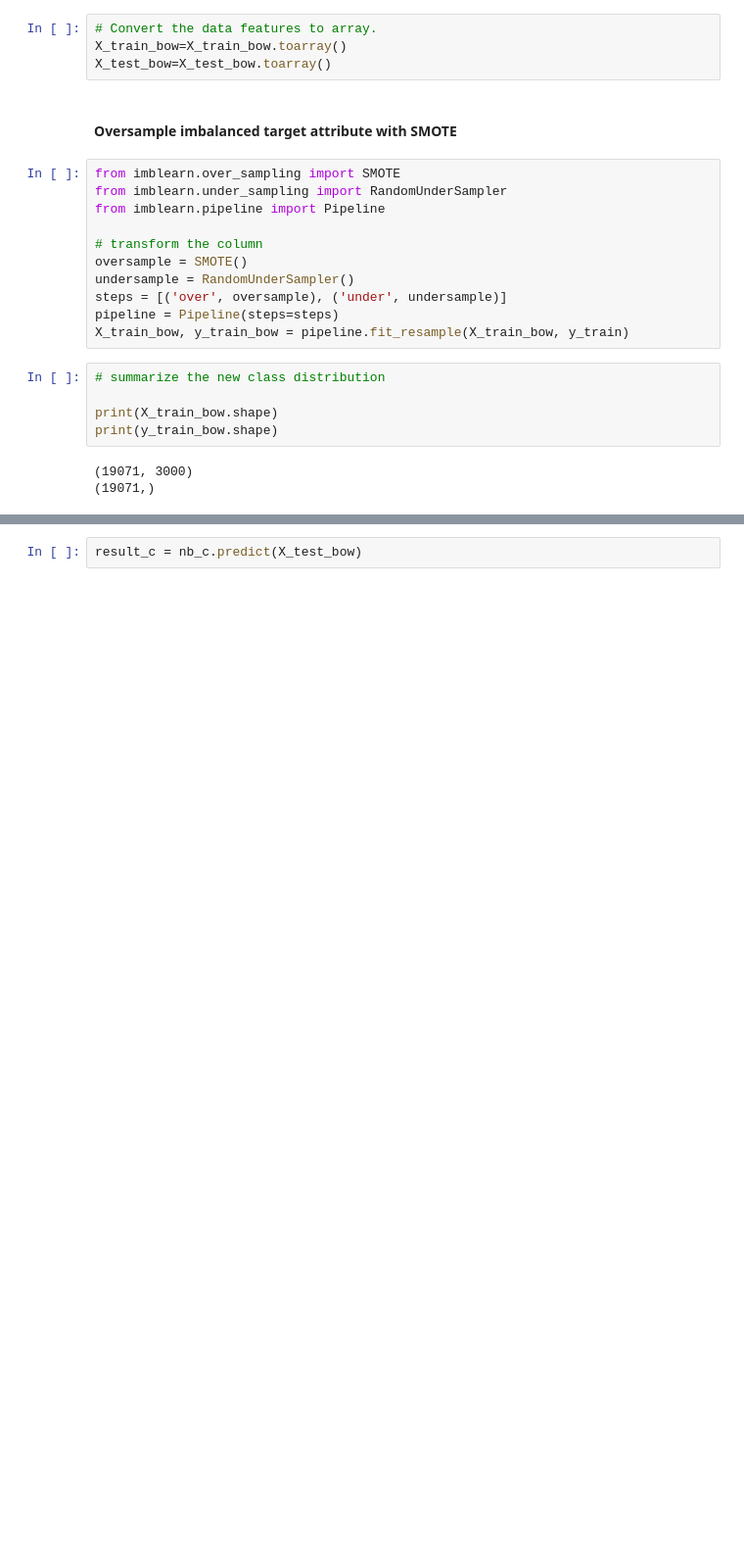
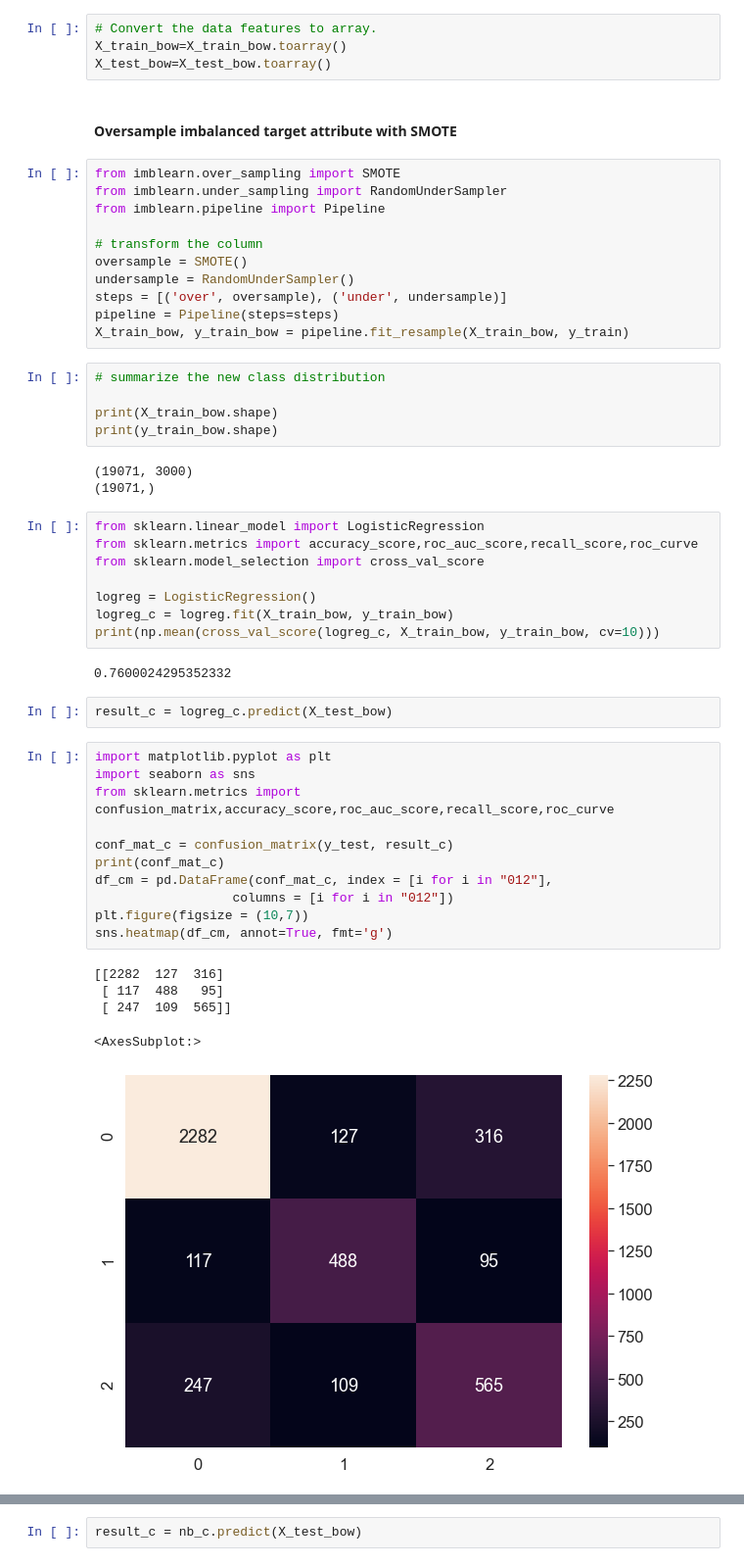
Before and after one commit to hrao-dev/Machine-Learning-Projects, a Jupyter notebook: USAirline-Twitter-SentimentAnalysis/Twitter-US Airlines-SentimentAnalysis.ipynb, the cells around one changed output, grey strips where cells are left out. Shown at 98% size. Drawn from its saved outputs; the diff is of its cells as text; blank space fills up the shorter version.

Commit message:
Adding code for Logistic Regression for  USAirlineTweets-SentimentClassifiation Project

```diff
--- a/USAirline-Twitter-SentimentAnalysis/Twitter-US Airlines-SentimentAnalysis.ipynb
+++ b/USAirline-Twitter-SentimentAnalysis/Twitter-US Airlines-SentimentAnalysis.ipynb
@@ -532,3 +532,32 @@ print(y_train_bow.shape)
 # %% [output]
 (19071, 3000)
 (19071,)
+# %%
+from sklearn.linear_model import LogisticRegression
+from sklearn.metrics import accuracy_score,roc_auc_score,recall_score,roc_curve
+from sklearn.model_selection import cross_val_score
+
+logreg = LogisticRegression()
+logreg_c = logreg.fit(X_train_bow, y_train_bow)
+print(np.mean(cross_val_score(logreg_c, X_train_bow, y_train_bow, cv=10)))
+# %% [output]
+0.7600024295352332
+# %%
+result_c = logreg_c.predict(X_test_bow)
+# %%
+import matplotlib.pyplot as plt
+import seaborn as sns
+from sklearn.metrics import confusion_matrix,accuracy_score,roc_auc_score,recall_score,roc_curve
+
+conf_mat_c = confusion_matrix(y_test, result_c)
+print(conf_mat_c)
+df_cm = pd.DataFrame(conf_mat_c, index = [i for i in "012"],
+                  columns = [i for i in "012"])
+plt.figure(figsize = (10,7))
+sns.heatmap(df_cm, annot=True, fmt='g')
+# %% [output]
+[[2282  127  316]
+ [ 117  488   95]
+ [ 247  109  565]]
+<AxesSubplot:>
+[figure, added]
```
Also changed, not shown: parts of 41 cells of this notebook, 1 other file.
